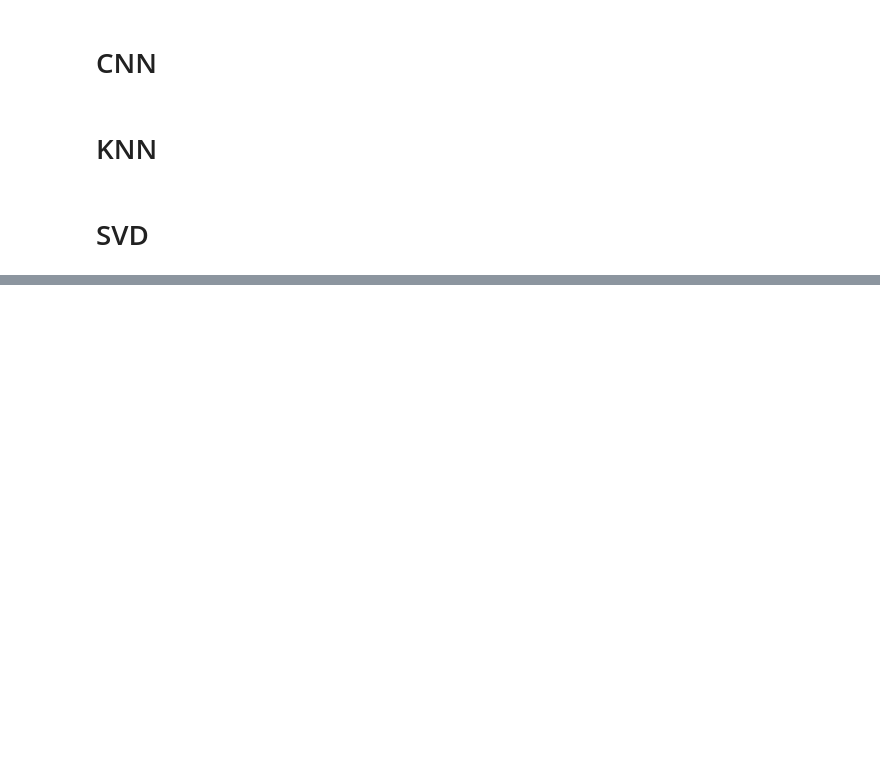
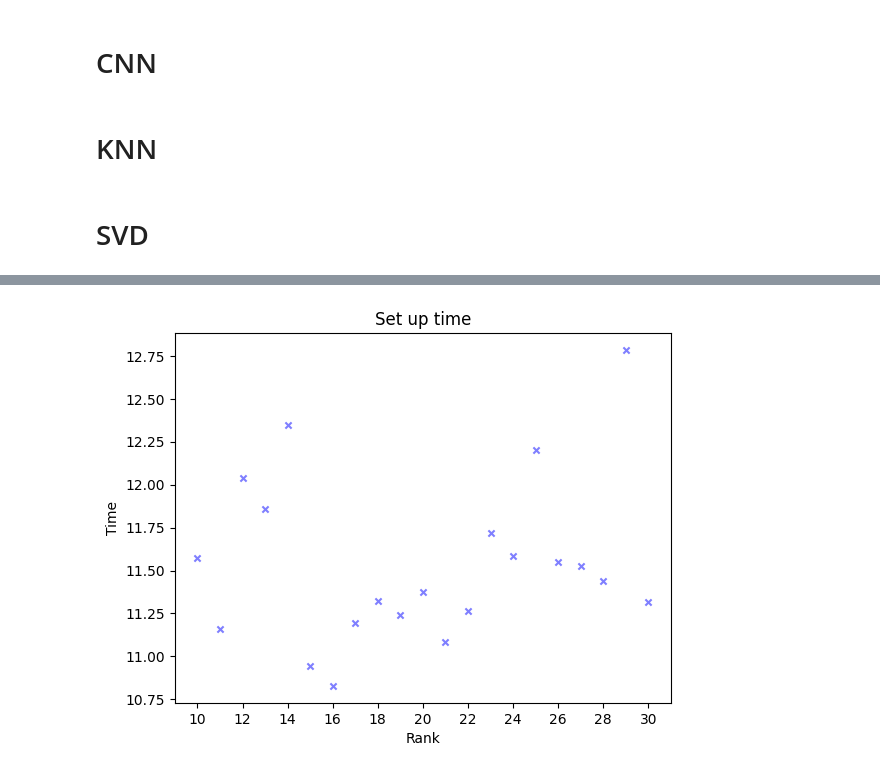
Before and after one commit to TomiTian/Mathematical-Modelling, a Jupyter notebook: main.ipynb, the cells around one changed output, grey strips where cells are left out. Saved outputs shown, nothing was run; the diff lists cells and outputs as text; code cells hidden in the pictures; blank space fills up the shorter version.

```diff
--- a/main.ipynb
+++ b/main.ipynb
@@ -86,0 +197,11 @@ results
+# %%
+x= np.array(rank_range)
+y= np.array(array_t1)
+plt.scatter(x, y, color='blue', alpha=0.5, s = 20,marker = 'x')
+plt.xlabel('Rank')
+plt.ylabel('Time')
+plt.title('Set up time')
+plt.xticks(np.arange(min(x), max(x)+2, 2))
+plt.show()
+# %% [output]
+[figure, added]
```
Also changed, not shown: parts of 22 cells of this notebook, 7 other files.
